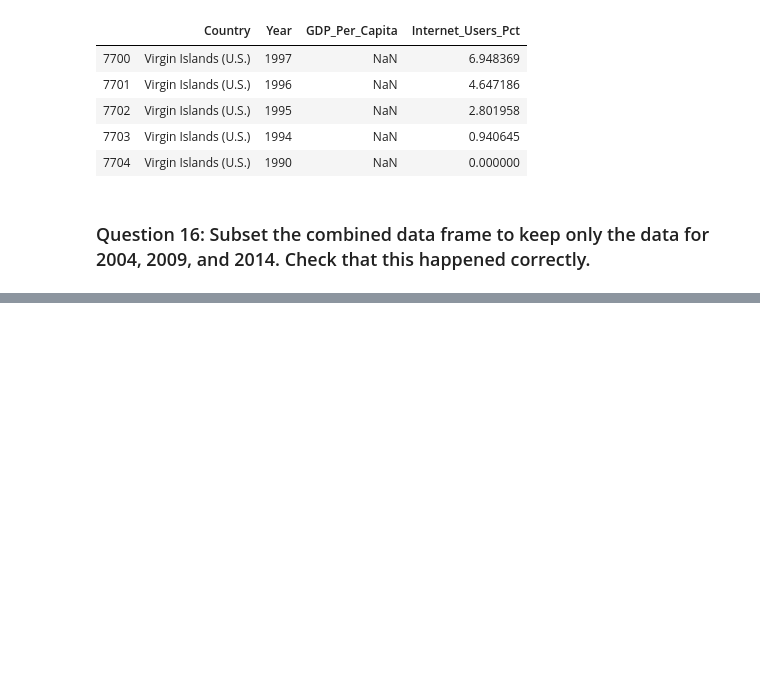
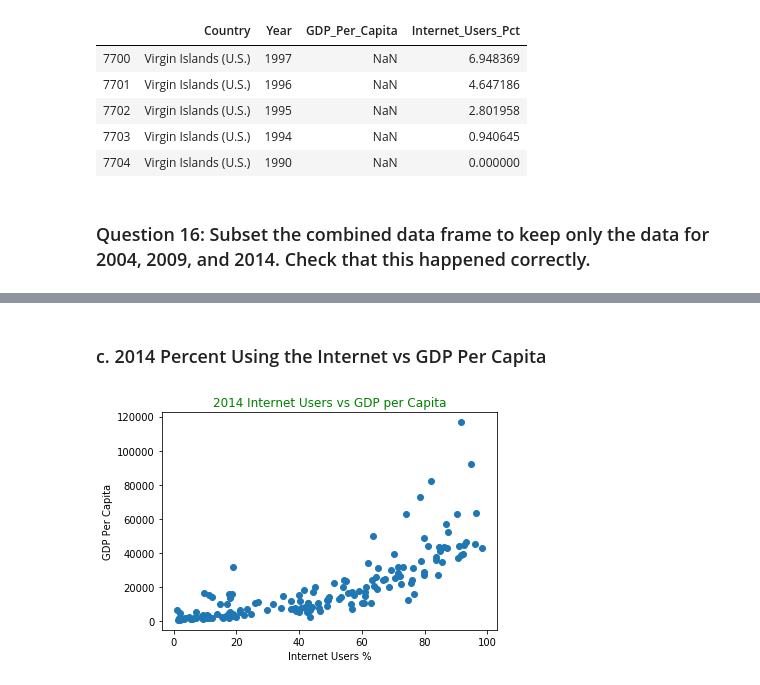
Before and after one commit to CatSchmalzer/gdp-and-internet, a Jupyter notebook: notebooks/un_data_explore.ipynb, the cells around one changed output, grey strips where cells are left out. Drawn from its saved outputs; the diff is of its cells as text; code cells hidden in the pictures; blank space fills up the shorter version.

```diff
--- a/notebooks/un_data_explore.ipynb
+++ b/notebooks/un_data_explore.ipynb
@@ -165,0 +210,3 @@ gdp_and_internet_use.tail(5)
+# %%
+gdp_internet_2014 = gdp_and_internet_use['Year'] == 2014
+gdp_and_internet_2014 = gdp_and_internet_use[gdp_internet_2014]
@@ -165,0 +327,9 @@ gdp_and_internet_use.tail(5)
+# %% [markdown]
+### c. 2014 Percent Using the Internet vs GDP Per Capita
+# %%
+plt.scatter('Internet_Users_Pct', 'GDP_Per_Capita', data = gdp_and_internet_2014)
+plt.xlabel('Internet Users %')
+plt.ylabel('GDP Per Capita')
+plt.title('2014 Internet Users vs GDP per Capita', color = 'green');
+# %% [output]
+[figure, added]
```
Also changed, not shown: parts of 36 cells of this notebook.
